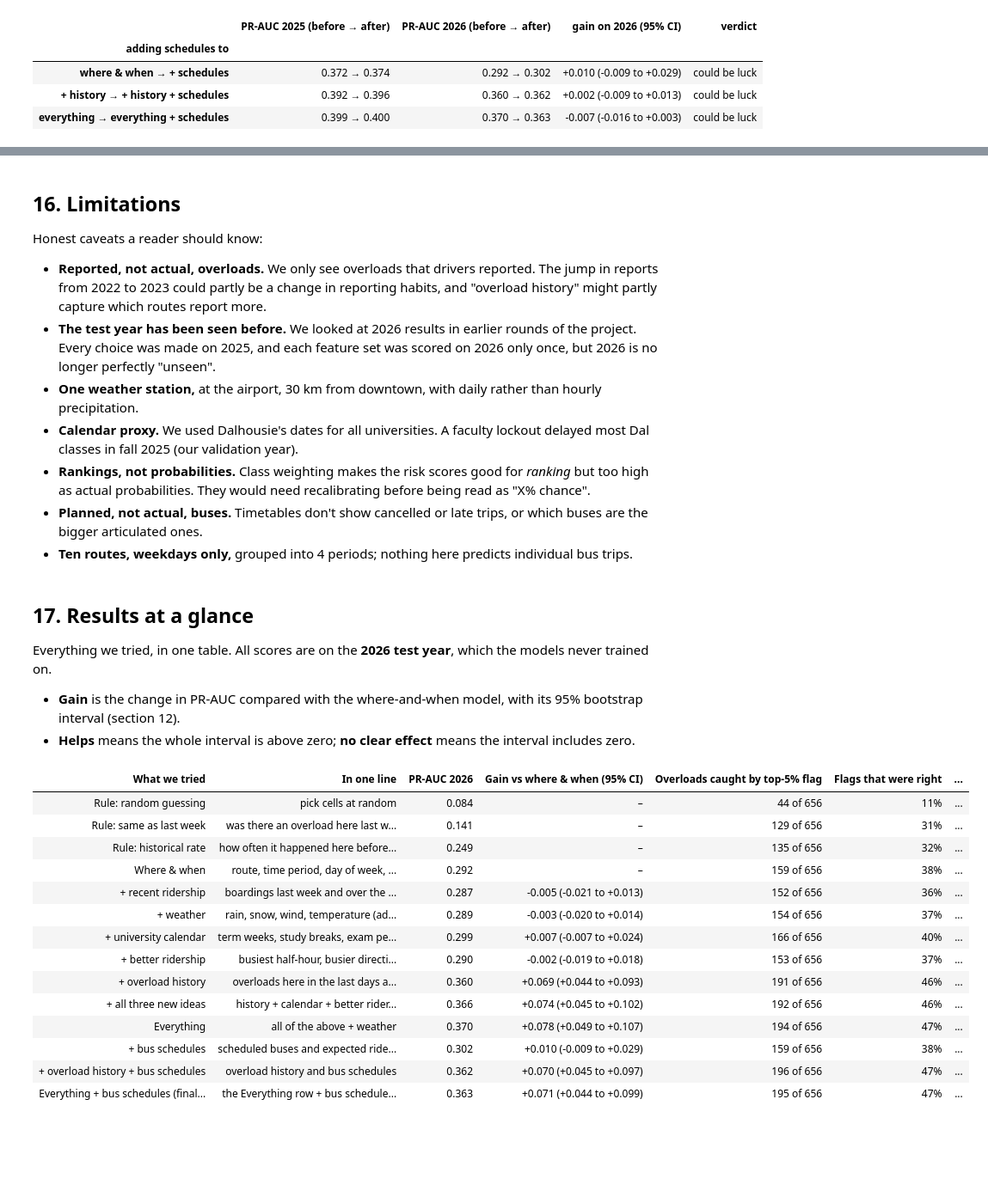
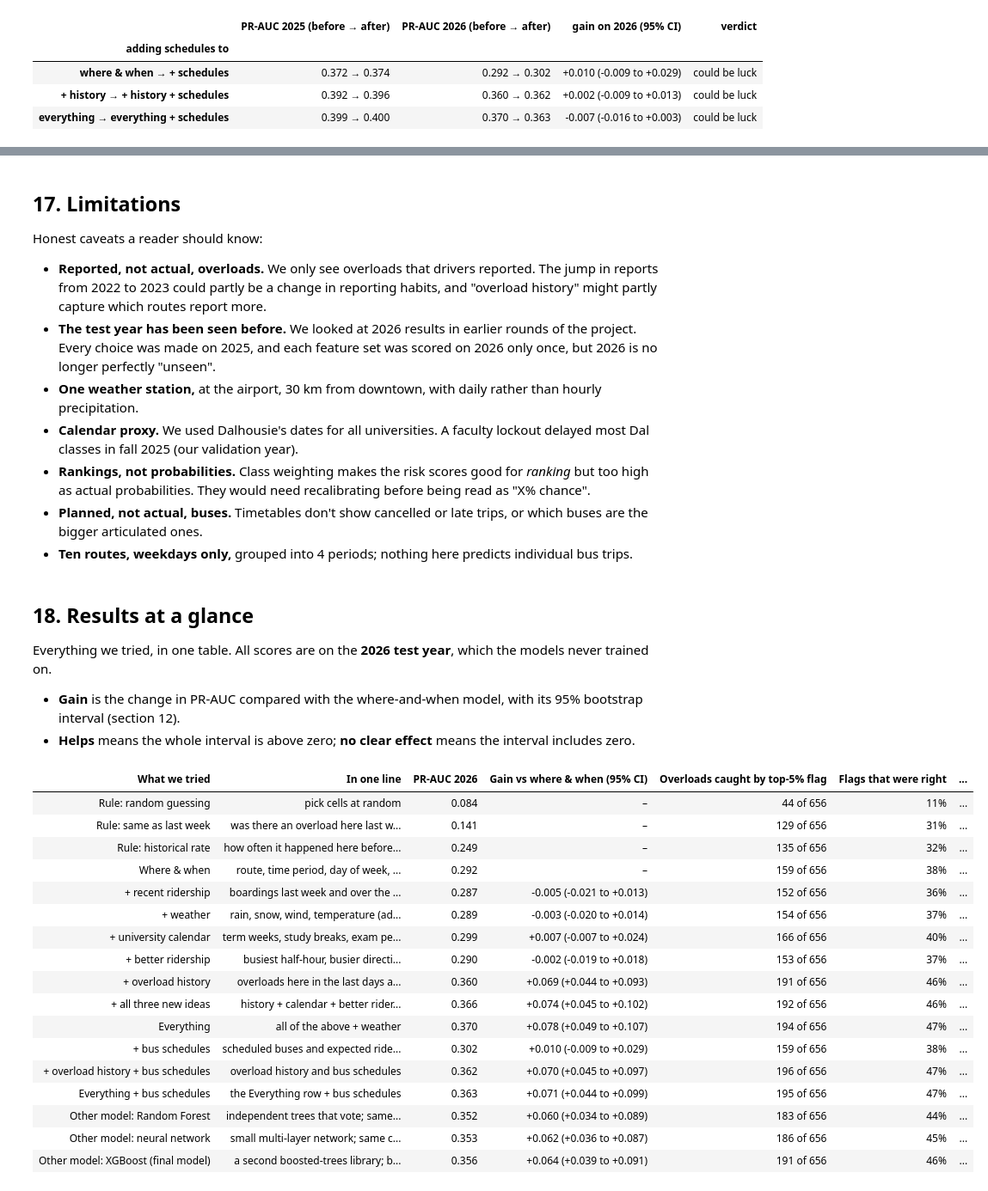
Before and after one commit to JawadurRahman/halifax-bus-overloads, a Jupyter notebook: notebooks/04_final_walkthrough.ipynb, the cells around one changed output, grey strips where cells are left out. Shown at 86% size. Saved outputs shown, nothing was run; the diff lists cells and outputs as text; code cells hidden in the pictures; blank space fills up the shorter version.

```diff
--- a/notebooks/04_final_walkthrough.ipynb
+++ b/notebooks/04_final_walkthrough.ipynb
@@ -757,0 +772,34 @@ if HAS_CAP:
+# %%
+if HAS_CAP:
+    import sys; sys.path.insert(0, str(ROOT / "src"))
+    import round5 as R5                                   # model builders shared with src/round5.py
+    sel5 = json.loads((REP / "r5_selection.json").read_text())
+    tr5 = train.sort_values(["date", "route", "period"])  # same row order as src/round5.py
+    clue_sets = {"+ history": "B_history", "everything + schedules": "I_all_capacity"}
+    show = {"RandomForest": "Random Forest", "MLP": "Neural network", "XGBoost": "XGBoost"}
+    for fam, label in show.items():
+        for short, fs in clue_sets.items():
+            p = dict(sel5[f"{fam} {fs}"]); p["hidden"] = tuple(p["hidden"]) if "hidden" in p else None
+            p = {k: v for k, v in p.items() if v is not None}
+            feats = R5.FEATURE_SETS_R5[fs]
+            m = R5.fit(fam, tr5, feats, p)
+            for split, d in [("validation", val), ("test", test)]:
+                s = m.predict_proba(d[feats])[:, 1]; scores[split][f"{label}: {short}"] = s
+                results[split].append(evaluate(d, s, f"{label}: {short}"))
+
+    V = {r["model"]: r["PR-AUC"] for r in results["validation"]}
+    Rt = {r["model"]: r for r in results["test"]}
+    S = scores["test"]
+    ref = {"+ history": "LightGBM: + overload history", "everything + schedules": "LightGBM: everything + schedules"}
+    rows = []
+    for label in ["LightGBM"] + list(show.values()):
+        for short in clue_sets:
+            name = ref[short] if label == "LightGBM" else f"{label}: {short}"
+            row = {"model": label, "clues": short, "PR-AUC 2025": V[name], "PR-AUC 2026": Rt[name]["PR-AUC"],
+                   "caught (top 5%)": f'{Rt[name]["overloads caught (top 5%)"]} of 656'}
+            if label != "LightGBM":
+                g, lo, hi = bootstrap_gain(test, S[ref[short]], S[name])
+                row["vs LightGBM, same clues (95% CI)"] = f"{g:+.3f}  ({lo:+.3f} to {hi:+.3f})"
+                row["verdict"] = "better" if lo > 0 else ("worse" if hi < 0 else "same within noise")
+            rows.append(row)
+    display(pd.DataFrame(rows).fillna("reference").set_index(["model", "clues"]))
@@ -758,5 +822,5 @@ if HAS_CAP:
 # %% [markdown]
-## 16. Limitations
+## 17. Limitations
 
 Honest caveats a reader should know:
 
@@ -768,7 +832,7 @@ Honest caveats a reader should know:
 - **Planned, not actual, buses.** Timetables don't show cancelled or late trips, or which buses are the bigger articulated ones.
 - **Ten routes, weekdays only,** grouped into 4 periods; nothing here predicts individual bus trips.
 # %% [markdown]
-## 17. Results at a glance
+## 18. Results at a glance
 
 Everything we tried, in one table. All scores are on the **2026 test year**, which the models never trained on.
 - **Gain** is the change in PR-AUC compared with the where-and-when model, with its 95% bootstrap interval (section 12).
@@ -790,9 +854,12 @@ tried = [  # (row label, model name, what it is)
     ("Everything", "LightGBM: everything (final)", "all of the above + weather"),
     ("+ bus schedules", "LightGBM: + bus schedules", "scheduled buses and expected riders per bus (section 15)"),
     ("+ overload history + bus schedules", "LightGBM: + history + schedules", "overload history and bus schedules"),
-    ("Everything + bus schedules (final model)", "LightGBM: everything + schedules", "the Everything row + bus schedules; best on 2025"),
+    ("Everything + bus schedules", "LightGBM: everything + schedules", "the Everything row + bus schedules"),
+    ("Other model: Random Forest", "Random Forest: everything + schedules", "independent trees that vote; same clues (section 16)"),
+    ("Other model: neural network", "Neural network: everything + schedules", "small multi-layer network; same clues"),
+    ("Other model: XGBoost (final model)", "XGBoost: everything + schedules", "a second boosted-trees library; best on 2025"),
 ]
-tried = [t for t in tried if t[1] in R]   # schedule rows only if section 15 ran
+tried = [t for t in tried if t[1] in R]   # schedule and other-model rows only if sections 15-16 ran
 rows = []
 for label, name, what in tried:
     if name == base:
@@ -803,34 +870,37 @@ for label, name, what in tried:
     else:
         g, lo, hi = bootstrap_gain(test, S[base], S[name])
         gain = f"{g:+.3f}  ({lo:+.3f} to {hi:+.3f})"
         verdict = "helps" if lo > 0 else ("hurts" if hi < 0 else "no clear effect")
     rows.append({"What we tried": label, "In one line": what, "PR-AUC 2026": R[name]["PR-AUC"],
                  "Gain vs where & when (95% CI)": gain,
                  "Overloads caught by top-5% flag": f'{R[name]["overloads caught (top 5%)"]} of {R[name]["out of"]}',
                  "Flags that were right": f'{R[name]["flags that were right"]:.0%}', "Verdict": verdict})
 glance = pd.DataFrame(rows)
 
 def shade(row):
     c = "#fdeee6" if row["Verdict"] == "helps" else "#e7f1fb" if row["What we tried"] == "Where & when" else "#f0efec" if row["Verdict"] == "simple rule" else ""
     return [f"background-color: {c}" if c else "" for _ in row]
 (glance.style.apply(shade, axis=1).hide(axis="index").format({"PR-AUC 2026": "{:.3f}"})
        .set_properties(**{"text-align": "left"}).set_table_styles([{"selector": "th", "props": [("text-align", "left")]}]))
 # %% [output]
 | What we tried | In one line | PR-AUC 2026 | Gain vs where & when (95% CI) | Overloads caught by top-5% flag | Flags that were right | ... |
 | Rule: random guessing | pick cells at random | 0.084 | – | 44 of 656 | 11% | ... |
 | Rule: same as last week | was there an overload here last w... | 0.141 | – | 129 of 656 | 31% | ... |
 | Rule: historical rate | how often it happened here before... | 0.249 | – | 135 of 656 | 32% | ... |
 | Where & when | route, time period, day of week, ... | 0.292 | – | 159 of 656 | 38% | ... |
 | + recent ridership | boardings last week and over the ... | 0.287 | -0.005 (-0.021 to +0.013) | 152 of 656 | 36% | ... |
 | + weather | rain, snow, wind, temperature (ad... | 0.289 | -0.003 (-0.020 to +0.014) | 154 of 656 | 37% | ... |
 | + university calendar | term weeks, study breaks, exam pe... | 0.299 | +0.007 (-0.007 to +0.024) | 166 of 656 | 40% | ... |
 | + better ridership | busiest half-hour, busier directi... | 0.290 | -0.002 (-0.019 to +0.018) | 153 of 656 | 37% | ... |
 | + overload history | overloads here in the last days a... | 0.360 | +0.069 (+0.044 to +0.093) | 191 of 656 | 46% | ... |
 | + all three new ideas | history + calendar + better rider... | 0.366 | +0.074 (+0.045 to +0.102) | 192 of 656 | 46% | ... |
 | Everything | all of the above + weather | 0.370 | +0.078 (+0.049 to +0.107) | 194 of 656 | 47% | ... |
 | + bus schedules | scheduled buses and expected ride... | 0.302 | +0.010 (-0.009 to +0.029) | 159 of 656 | 38% | ... |
 | + overload history + bus schedules | overload history and bus schedules | 0.362 | +0.070 (+0.045 to +0.097) | 196 of 656 | 47% | ... |
-| Everything + bus schedules (final... | the Everything row + bus schedule... | 0.363 | +0.071 (+0.044 to +0.099) | 195 of 656 | 47% | ... |
+| Everything + bus schedules | the Everything row + bus schedules | 0.363 | +0.071 (+0.044 to +0.099) | 195 of 656 | 47% | ... |
+| Other model: Random Forest | independent trees that vote; same... | 0.352 | +0.060 (+0.034 to +0.089) | 183 of 656 | 44% | ... |
+| Other model: neural network | small multi-layer network; same c... | 0.353 | +0.062 (+0.036 to +0.087) | 186 of 656 | 45% | ... |
+| Other model: XGBoost (final model) | a second boosted-trees library; b... | 0.356 | +0.064 (+0.039 to +0.091) | 191 of 656 | 46% | ... |
 # %% [markdown]
 **How to read it**
 - **Grey rows** are the simple rules. The best of them, the historical rate, scores 0.249.
```
Also changed, not shown: parts of 8 cells of this notebook, 11 other files.
